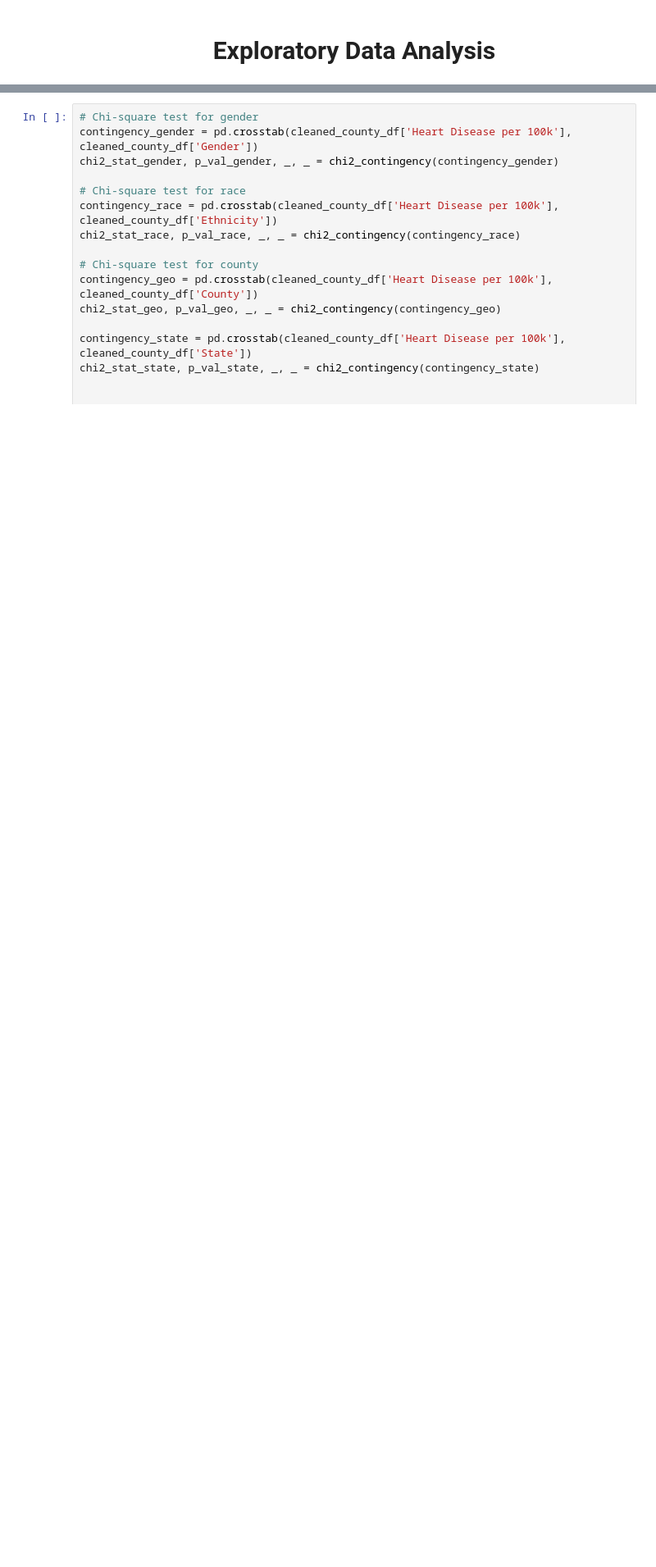
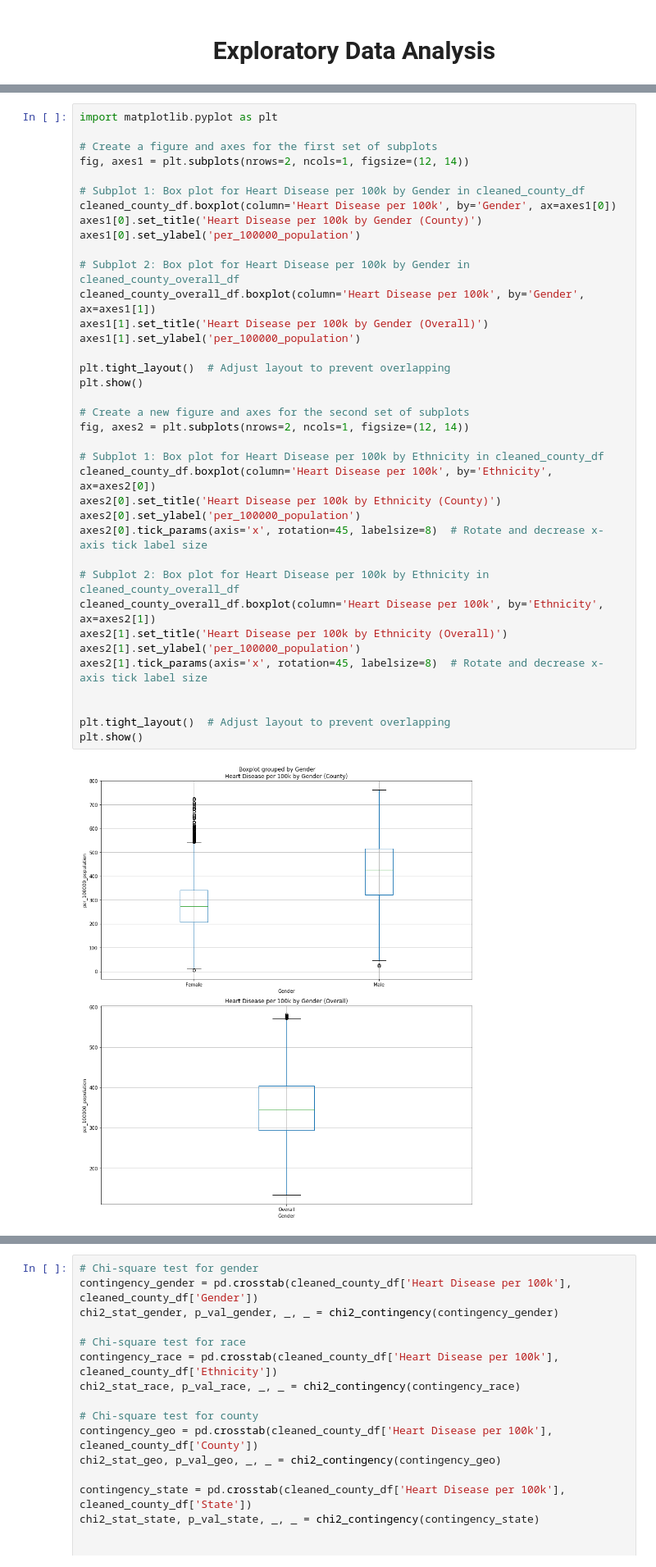
Before and after one commit to Aaron-m-ram/end-to-end-statistical-analysis, a Jupyter notebook: final_proj.ipynb, the cells around one changed output, grey strips where cells are left out. Shown at 82% size. Drawn from its saved outputs; the diff is of its cells as text; blank space fills up the shorter version.

```diff
--- a/final_proj.ipynb
+++ b/final_proj.ipynb
@@ -196,0 +187,39 @@ plt.show()
+# %%
+import matplotlib.pyplot as plt
+
+# Create a figure and axes for the first set of subplots
+fig, axes1 = plt.subplots(nrows=2, ncols=1, figsize=(12, 14))
+
+# Subplot 1: Box plot for Heart Disease per 100k by Gender in cleaned_county_df
+cleaned_county_df.boxplot(column='Heart Disease per 100k', by='Gender', ax=axes1[0])
+axes1[0].set_title('Heart Disease per 100k by Gender (County)')
+axes1[0].set_ylabel('per_100000_population')
+
+# Subplot 2: Box plot for Heart Disease per 100k by Gender in cleaned_county_overall_df
+cleaned_county_overall_df.boxplot(column='Heart Disease per 100k', by='Gender', ax=axes1[1])
+axes1[1].set_title('Heart Disease per 100k by Gender (Overall)')
+axes1[1].set_ylabel('per_100000_population')
+
+plt.tight_layout()  # Adjust layout to prevent overlapping
+plt.show()
+
+# Create a new figure and axes for the second set of subplots
+fig, axes2 = plt.subplots(nrows=2, ncols=1, figsize=(12, 14))
+
+# Subplot 1: Box plot for Heart Disease per 100k by Ethnicity in cleaned_county_df
+cleaned_county_df.boxplot(column='Heart Disease per 100k', by='Ethnicity', ax=axes2[0])
+axes2[0].set_title('Heart Disease per 100k by Ethnicity (County)')
+axes2[0].set_ylabel('per_100000_population')
+axes2[0].tick_params(axis='x', rotation=45, labelsize=8)  # Rotate and decrease x-axis tick label size
+
+# Subplot 2: Box plot for Heart Disease per 100k by Ethnicity in cleaned_county_overall_df
+cleaned_county_overall_df.boxplot(column='Heart Disease per 100k', by='Ethnicity', ax=axes2[1])
+axes2[1].set_title('Heart Disease per 100k by Ethnicity (Overall)')
+axes2[1].set_ylabel('per_100000_population')
+axes2[1].tick_params(axis='x', rotation=45, labelsize=8)  # Rotate and decrease x-axis tick label size
+
+
+plt.tight_layout()  # Adjust layout to prevent overlapping
+plt.show()
+# %% [output]
+[figure, added]
```
Also changed, not shown: parts of 10 cells of this notebook.
